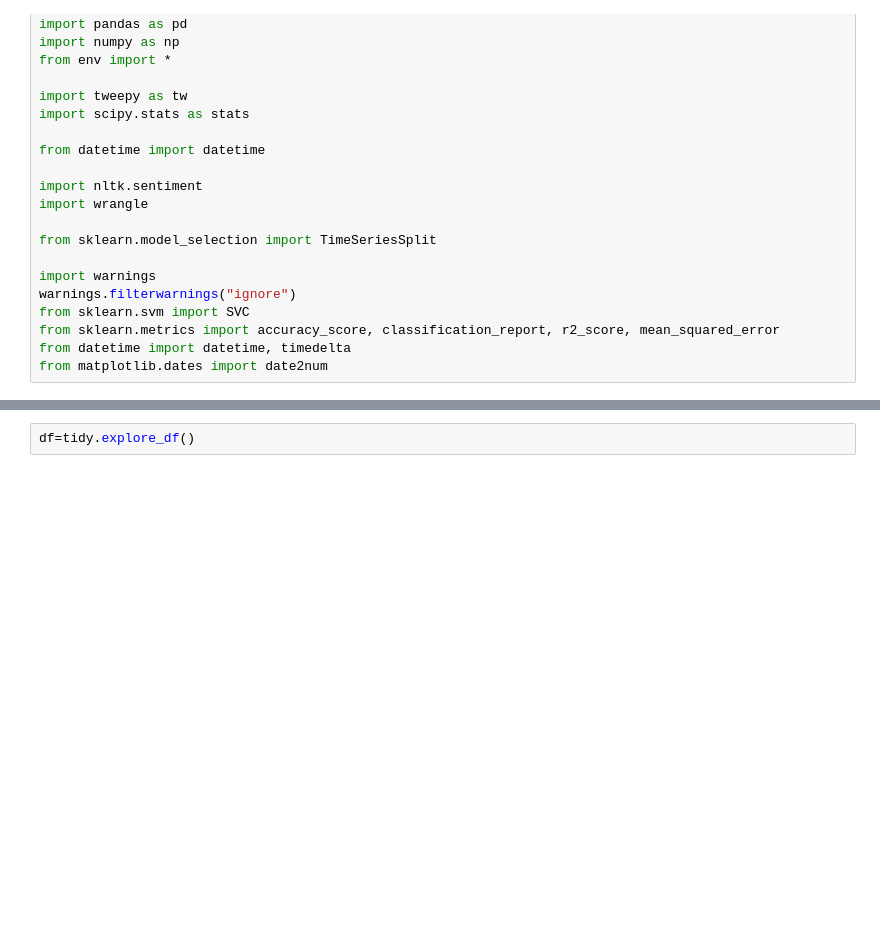
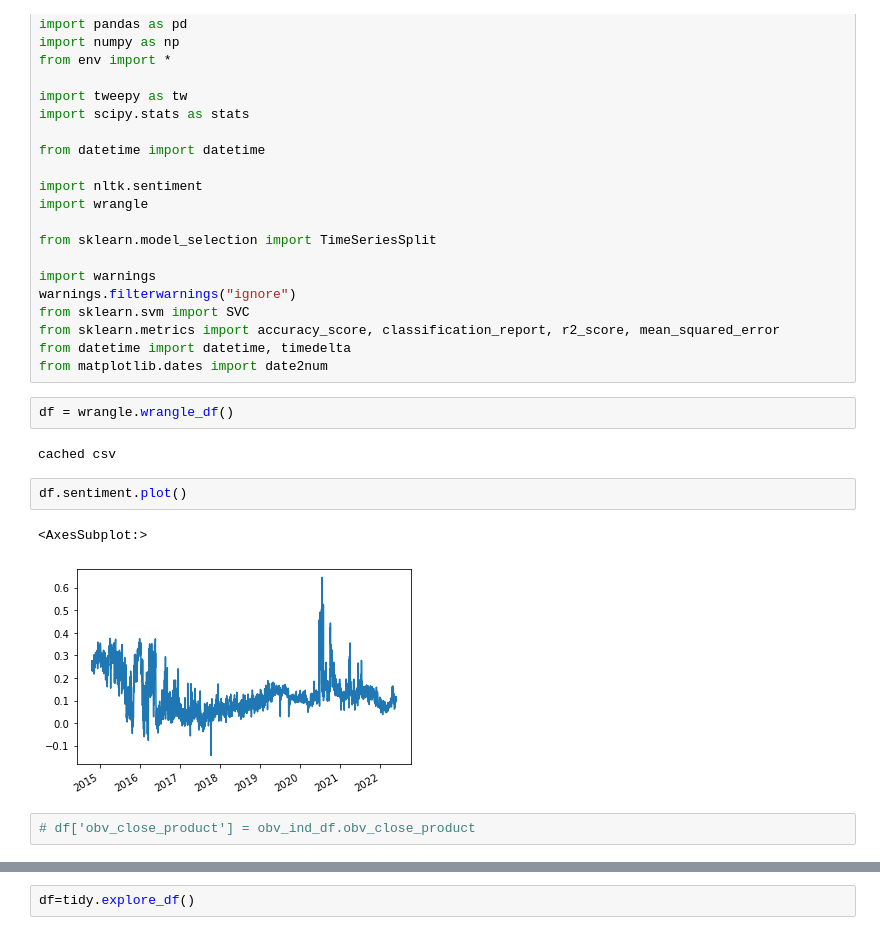
Before and after one commit to FinancialForecasters/financial_forecaster, a Jupyter notebook: explore_jesse.ipynb, the cells around one changed output, grey strips where cells are left out. Cells and saved outputs as stored; diff of their text form; blank space fills up the shorter version.

```diff
--- a/explore_jesse.ipynb
+++ b/explore_jesse.ipynb
@@ -25,3 +25,14 @@ from sklearn.svm import SVC
 from sklearn.metrics import accuracy_score, classification_report, r2_score, mean_squared_error
 from datetime import datetime, timedelta
 from matplotlib.dates import date2num
+# %%
+df = wrangle.wrangle_df()
+# %% [output]
+cached csv
+# %%
+df.sentiment.plot()
+# %% [output]
+<AxesSubplot:>
+[figure, added]
+# %%
+# df['obv_close_product'] = obv_ind_df.obv_close_product
```
Also changed, not shown: parts of 36 cells of this notebook.
